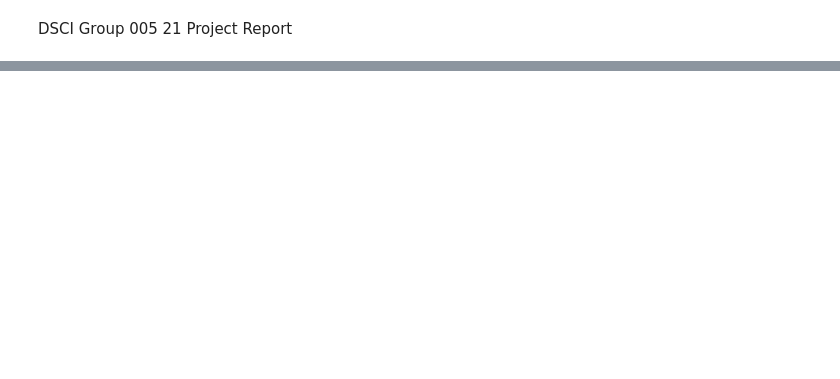
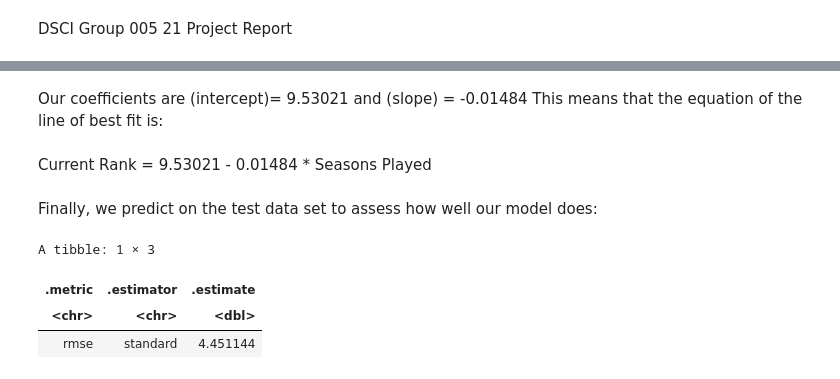
Before and after one commit to jialiu03/group21_project, a Jupyter notebook: Project Report.ipynb, the cells around one changed output, grey strips where cells are left out. Cells and saved outputs as stored; diff of their text form; code cells hidden in the pictures; blank space fills up the shorter version.

```diff
--- a/Project Report.ipynb
+++ b/Project Report.ipynb
@@ -36,0 +47,15 @@ Make sure to cite the source of your data as well.
+# %%
+# split it into training and testing datasets
+player_split <- initial_split(player_stats, prop = 0.75, strata = Seasons)
+player_train <- training(player_split)
+player_test <- testing(player_split)
+
+# plot with best fit line
+player_train_plot <- player_train |>
+    ggplot(aes(x = Seasons, y = current_rank)) +
+        geom_point() +
+        xlab("Seasons Played") +
+        ylab("Current Rank") +
+        theme(text = element_text(size = 20)) +
+        geom_smooth(method = "lm", se = FALSE)
+player_train_plot
@@ -36,0 +67,11 @@ Make sure to cite the source of your data as well.
+# %%
+# linear regression
+lm_spec <- linear_reg() |>
+    set_engine("lm") |>
+    set_mode("regression")
+lm_recipe <- recipe(Seasons ~., data = player_train)
+player_lm_fit <- workflow() |>
+    add_recipe(lm_recipe) |>
+    add_model(lm_spec) |>
+    fit(data = player_train)
+player_lm_fit
@@ -36,0 +94,19 @@ Make sure to cite the source of your data as well.
+# %% [markdown]
+Our coefficients are (intercept)= 9.53021 and (slope) = -0.01484
+This means that the equation of the line of best fit is:
+# %% [markdown]
+Current Rank = 9.53021 - 0.01484 * Seasons Played
+# %% [markdown]
+Finally, we predict on the test data set to assess how well our model does:
+# %%
+player_lm_prediction <- player_lm_fit |>
+    predict(player_test) |>
+    bind_cols(player_test) |>
+    metrics(truth = Seasons, estimate = .pred) |>
+    filter(.metric == "rmse")
+player_lm_prediction
+# %% [output]
+A tibble: 1 × 3
+| .metric | .estimator | .estimate |
+| <chr> | <chr> | <dbl> |
+| rmse | standard | 4.451144 |
```
Also changed, not shown: parts of 11 cells of this notebook.
